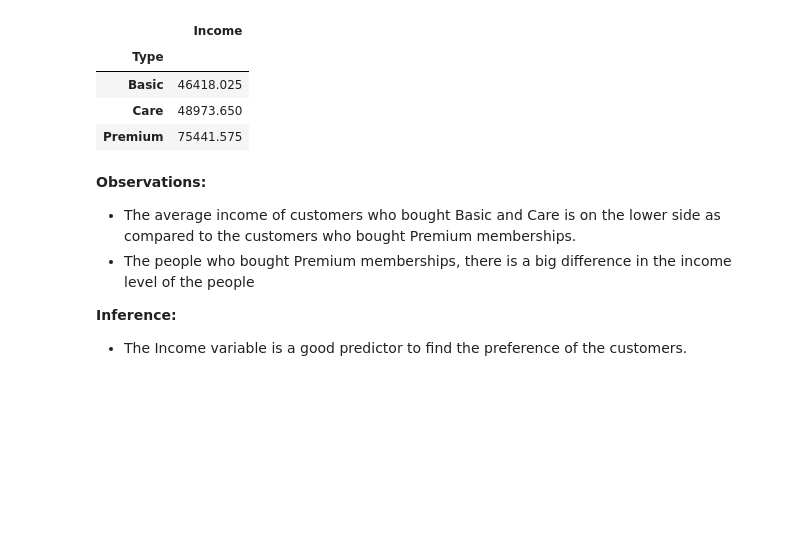
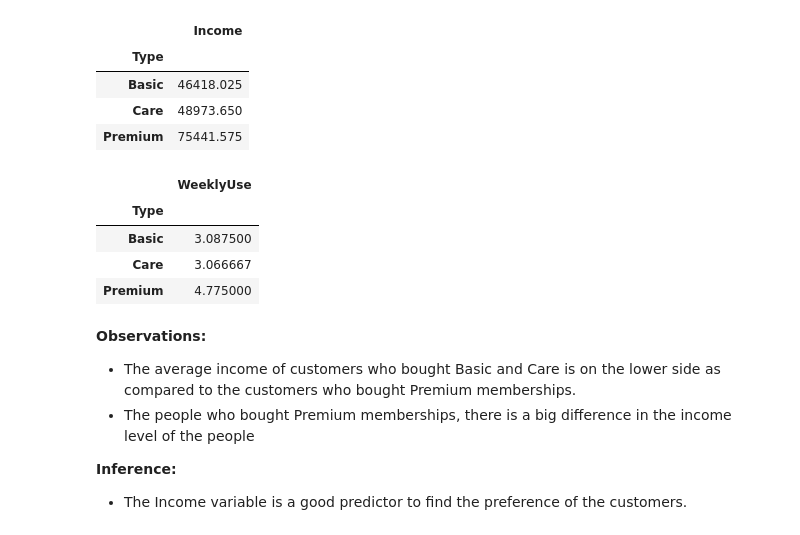
Before and after one commit to vinigonz1993/jupyterGoodLifeAnalysis, a Jupyter notebook: Goodlife_Fitness.ipynb, the cells around one changed output. Saved outputs shown, nothing was run; the diff lists cells and outputs as text; code cells hidden in the pictures; blank space fills up the shorter version.

```diff
--- a/Goodlife_Fitness.ipynb
+++ b/Goodlife_Fitness.ipynb
@@ -163,6 +163,15 @@ pd.pivot_table(data, index='Type', values='Income')
 | Basic | 46418.025 |
 | Care | 48973.650 |
 | Premium | 75441.575 |
+# %%
+# using .pivot_table analyze data by membership type and weekly use
+pd.pivot_table(data, index='Type', values='WeeklyUse')
+# %% [output]
+|  | WeeklyUse |
+| Type |  |
+| Basic | 3.087500 |
+| Care | 3.066667 |
+| Premium | 4.775000 |
 # %% [markdown]
 **Observations:**
 - The average income of customers who bought Basic and Care is on the lower side as compared to the customers who bought Premium memberships.
```
Also changed, not shown: parts of 1 cell of this notebook.
